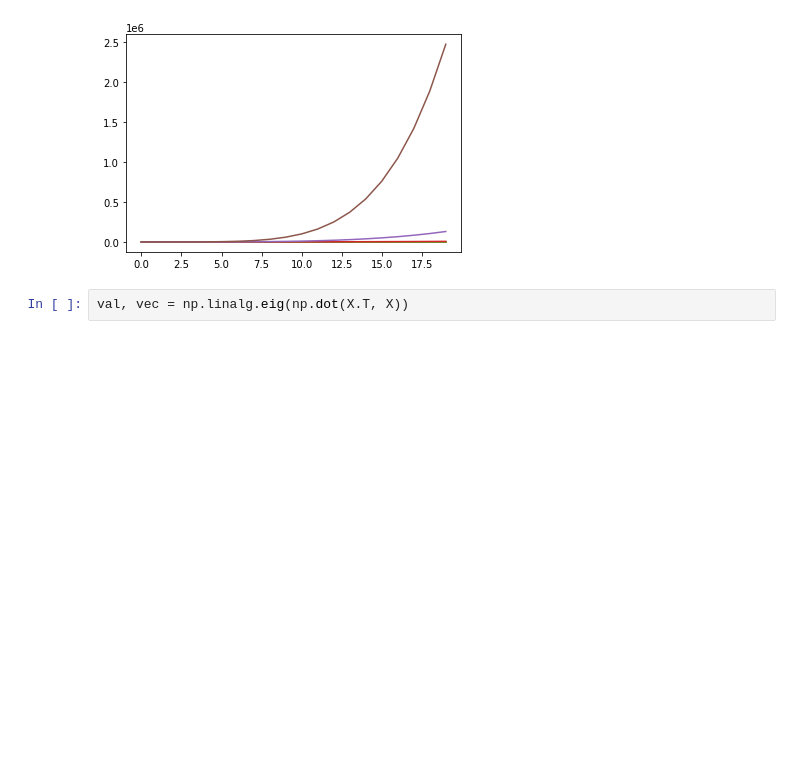
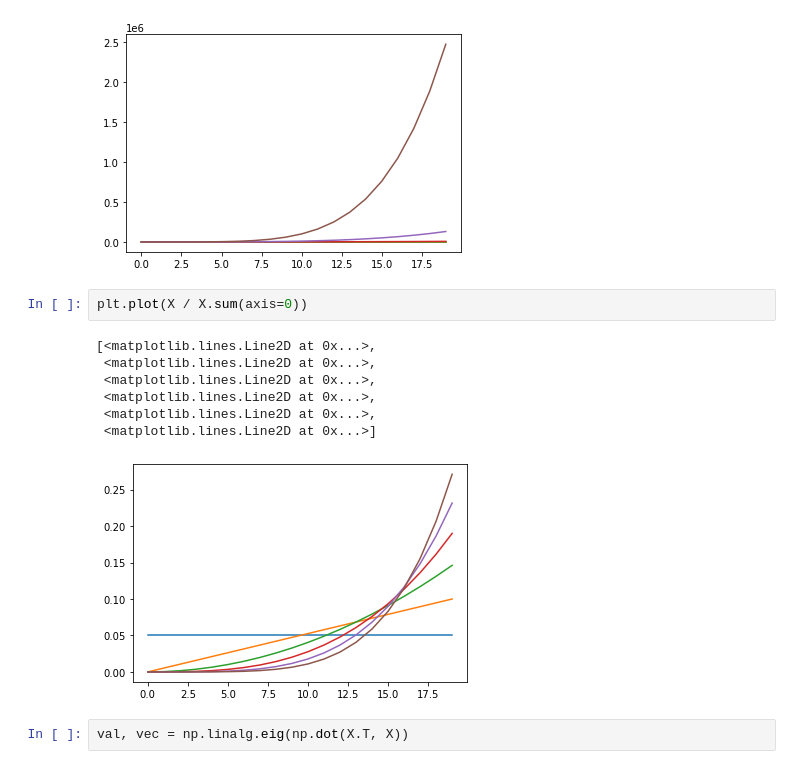
Before and after one commit to wltrimbl/uchicago-data221, a Jupyter notebook: notebooks/Poly-fit.ipynb, the cells around one changed output. Drawn from its saved outputs; the diff is of its cells as text; blank space fills up the shorter version.

```diff
--- a/notebooks/Poly-fit.ipynb
+++ b/notebooks/Poly-fit.ipynb
@@ -21,6 +21,16 @@ plt.plot(X)
  <matplotlib.lines.Line2D at 0x...>,
  <matplotlib.lines.Line2D at 0x...>]
 [figure]
+# %%
+plt.plot(X / X.sum(axis=0))
+# %% [output]
+[<matplotlib.lines.Line2D at 0x...>,
+ <matplotlib.lines.Line2D at 0x...>,
+ <matplotlib.lines.Line2D at 0x...>,
+ <matplotlib.lines.Line2D at 0x...>,
+ <matplotlib.lines.Line2D at 0x...>,
+ <matplotlib.lines.Line2D at 0x...>]
+[figure, added]
 # %%
 val, vec = np.linalg.eig(np.dot(X.T, X))
 # %%
```
Also changed, not shown: parts of 25 cells of this notebook.
